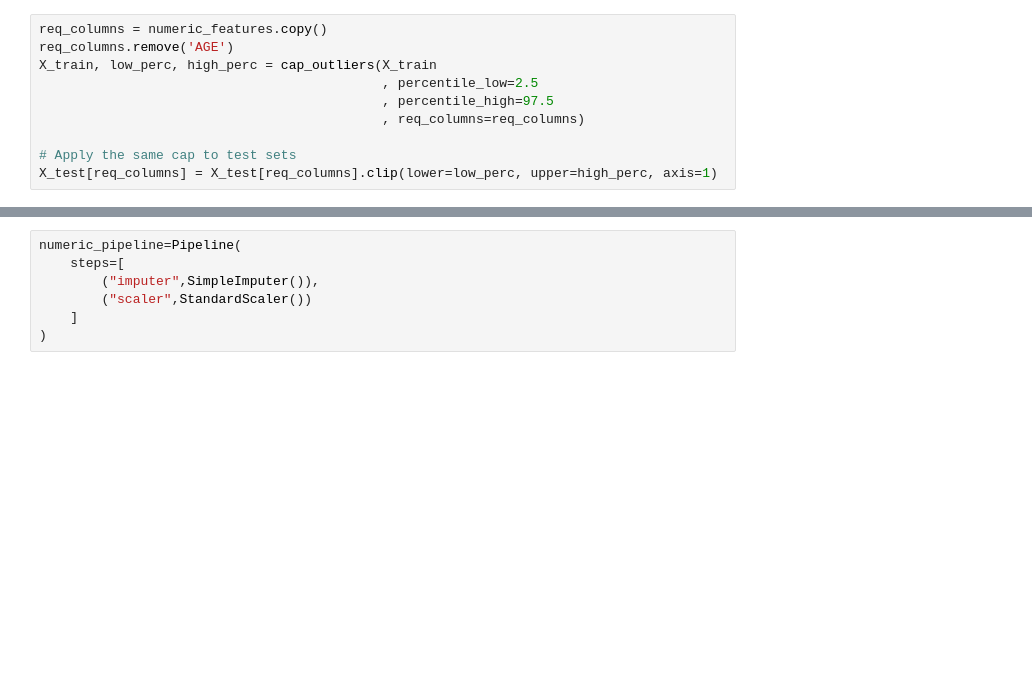
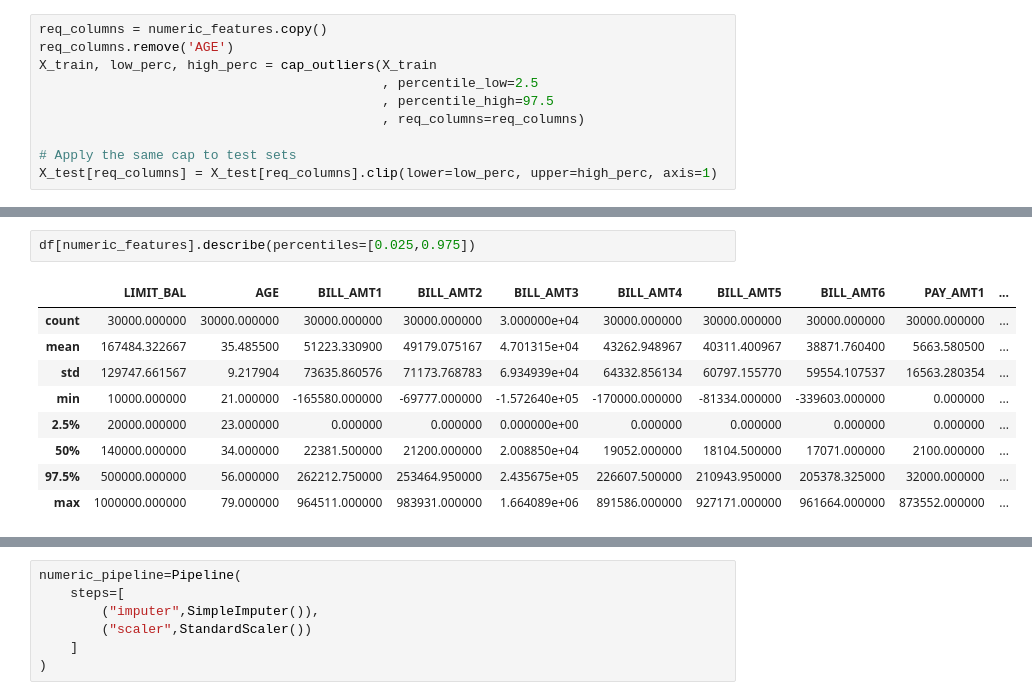
Before and after one commit to shaloy-lewis/credit-card-default-prediction, a Jupyter notebook: experiment/experiments.ipynb, the cells around one changed output, grey strips where cells are left out. Drawn from its saved outputs; the diff is of its cells as text; blank space fills up the shorter version.

```diff
--- a/experiment/experiments.ipynb
+++ b/experiment/experiments.ipynb
@@ -418,3 +410,15 @@ X_test
+# %%
+df[numeric_features].describe(percentiles=[0.025,0.975])
+# %% [output]
+|  | LIMIT_BAL | AGE | BILL_AMT1 | BILL_AMT2 | BILL_AMT3 | BILL_AMT4 | BILL_AMT5 | BILL_AMT6 | PAY_AMT1 | ... |
+| count | 30000.000000 | 30000.000000 | 30000.000000 | 30000.000000 | 3.000000e+04 | 30000.000000 | 30000.000000 | 30000.000000 | 30000.000000 | ... |
+| mean | 167484.322667 | 35.485500 | 51223.330900 | 49179.075167 | 4.701315e+04 | 43262.948967 | 40311.400967 | 38871.760400 | 5663.580500 | ... |
+| std | 129747.661567 | 9.217904 | 73635.860576 | 71173.768783 | 6.934939e+04 | 64332.856134 | 60797.155770 | 59554.107537 | 16563.280354 | ... |
+| min | 10000.000000 | 21.000000 | -165580.000000 | -69777.000000 | -1.572640e+05 | -170000.000000 | -81334.000000 | -339603.000000 | 0.000000 | ... |
+| 2.5% | 20000.000000 | 23.000000 | 0.000000 | 0.000000 | 0.000000e+00 | 0.000000 | 0.000000 | 0.000000 | 0.000000 | ... |
+| 50% | 140000.000000 | 34.000000 | 22381.500000 | 21200.000000 | 2.008850e+04 | 19052.000000 | 18104.500000 | 17071.000000 | 2100.000000 | ... |
+| 97.5% | 500000.000000 | 56.000000 | 262212.750000 | 253464.950000 | 2.435675e+05 | 226607.500000 | 210943.950000 | 205378.325000 | 32000.000000 | ... |
+| max | 1000000.000000 | 79.000000 | 964511.000000 | 983931.000000 | 1.664089e+06 | 891586.000000 | 927171.000000 | 961664.000000 | 873552.000000 | ... |
 # %%
 X_train[numeric_features].describe(percentiles=[0.025,0.975])
 # %% [output]
```
Also changed, not shown: parts of 31 cells of this notebook, 4 other files.
